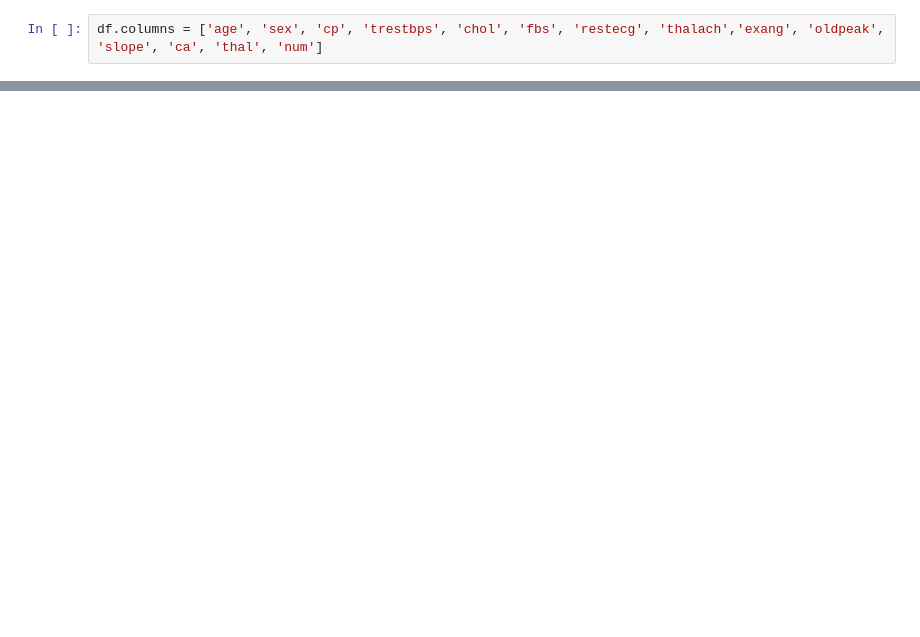
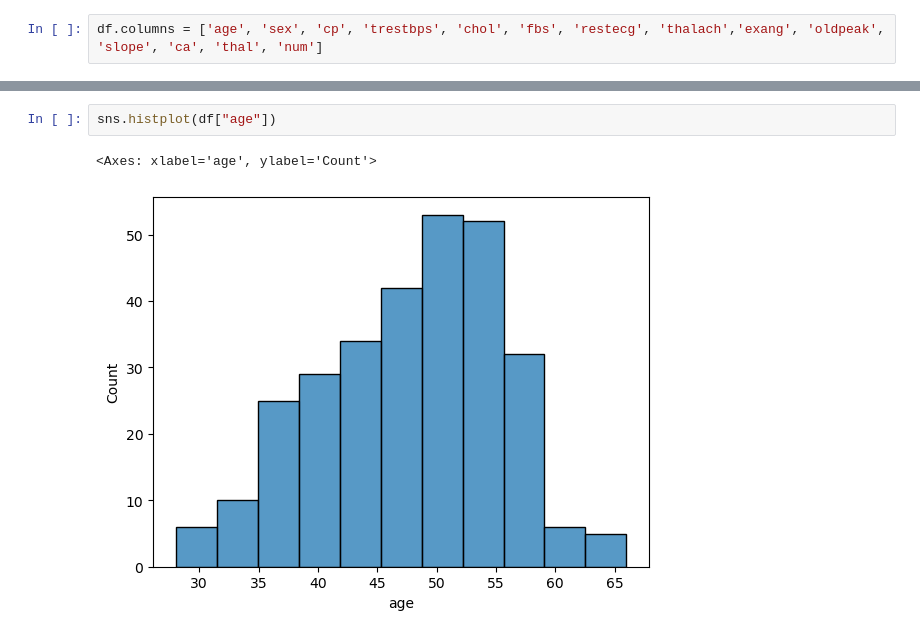
Before and after one commit to codylewis1286-spec/AI-5615-Homework, a Jupyter notebook: Homework1....ipynb, the cells around one changed output, grey strips where cells are left out. Drawn from its saved outputs; the diff is of its cells as text; blank space fills up the shorter version.

```diff
--- a/Homework1....ipynb
+++ b/Homework1....ipynb
@@ -22,0 +173,5 @@ df.dtypes
+# %%
+sns.histplot(df["age"])
+# %% [output]
+<Axes: xlabel='age', ylabel='Count'>
+[figure, added]
```
Also changed, not shown: parts of 32 cells of this notebook.
